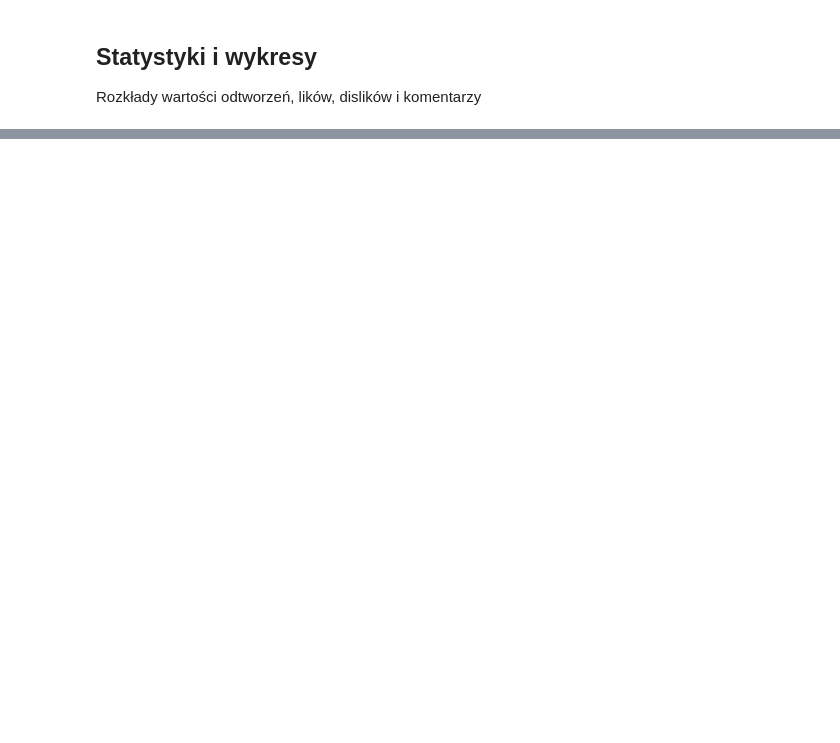
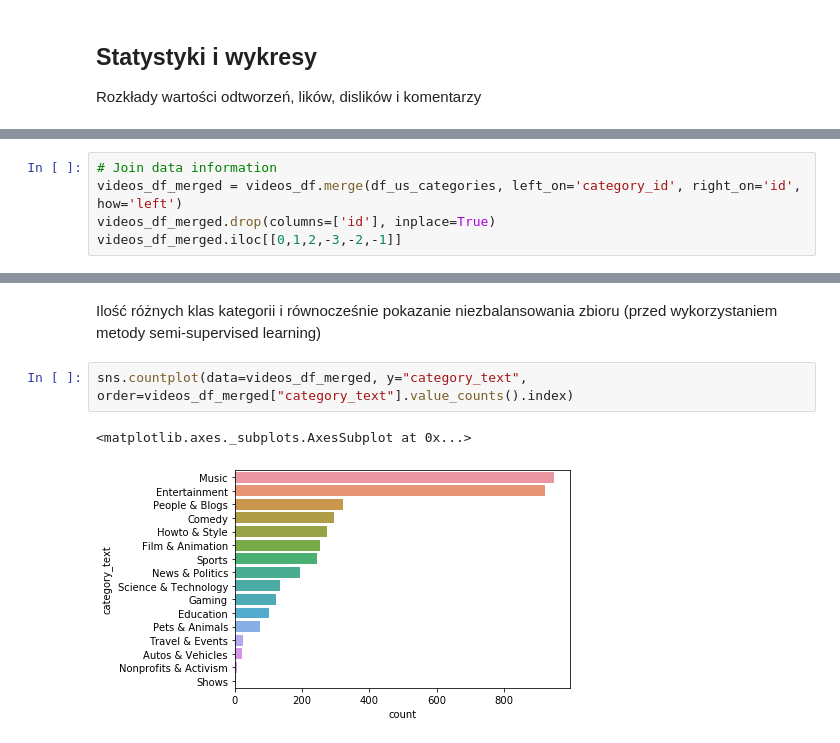
Before and after one commit to AxolotlOfConflagration/yt_trending_videos, a Jupyter notebook: checkpoint1.ipynb, the cells around one changed output, grey strips where cells are left out. Saved outputs shown, nothing was run; the diff lists cells and outputs as text; blank space fills up the shorter version.

```diff
--- a/checkpoint1.ipynb
+++ b/checkpoint1.ipynb
@@ -230,0 +195,5 @@ for p in ax.patches:
+# %%
+# Join data information
+videos_df_merged = videos_df.merge(df_us_categories, left_on='category_id', right_on='id', how='left')
+videos_df_merged.drop(columns=['id'], inplace=True)
+videos_df_merged.iloc[[0,1,2,-3,-2,-1]]
@@ -230,0 +208,7 @@ for p in ax.patches:
+# %% [markdown]
+Ilość różnych klas kategorii i równocześnie pokazanie niezbalansowania zbioru (przed wykorzystaniem metody semi-supervised learning)
+# %%
+sns.countplot(data=videos_df_merged, y="category_text", order=videos_df_merged["category_text"].value_counts().index)
+# %% [output]
+<matplotlib.axes._subplots.AxesSubplot at 0x...>
+[figure, added]
```
Also changed, not shown: parts of 85 cells of this notebook, 1 other file.
